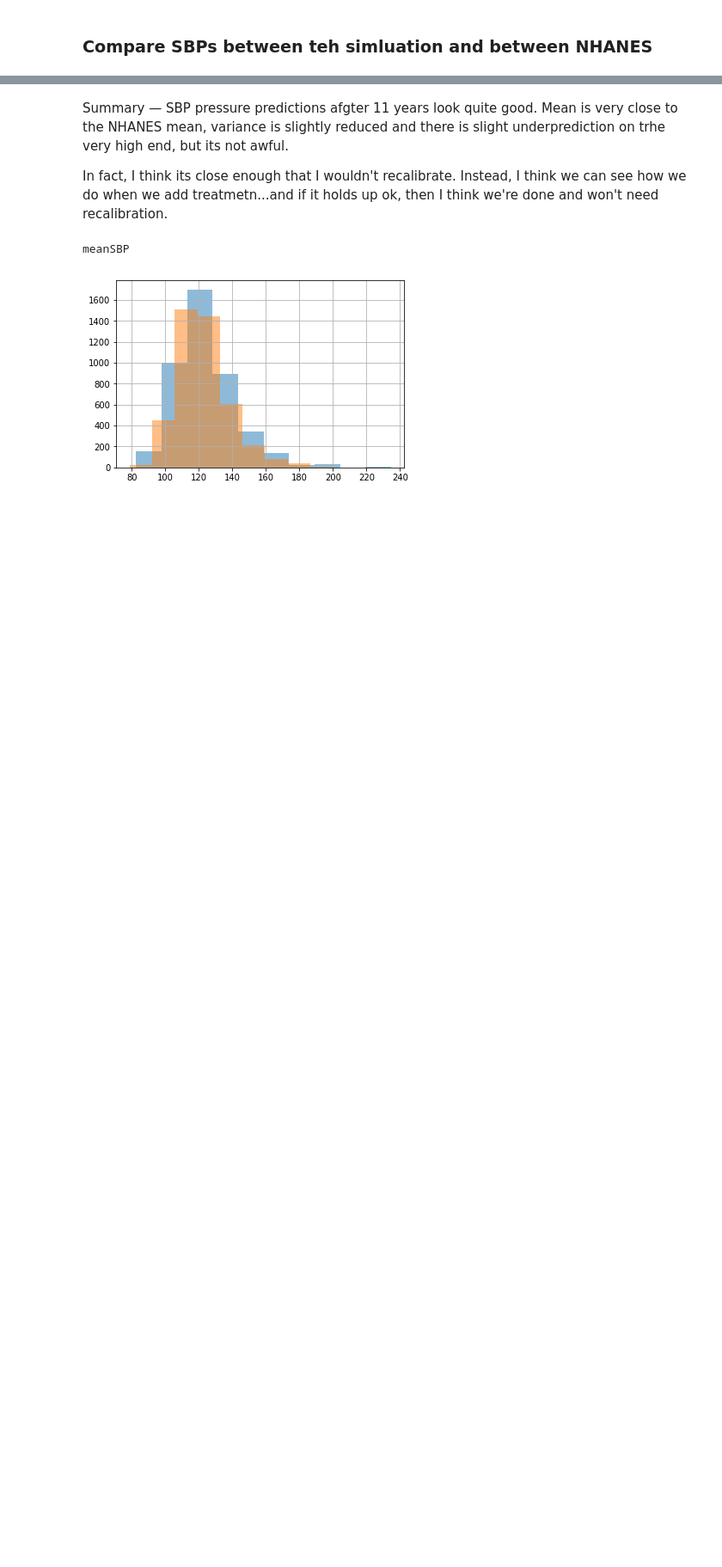
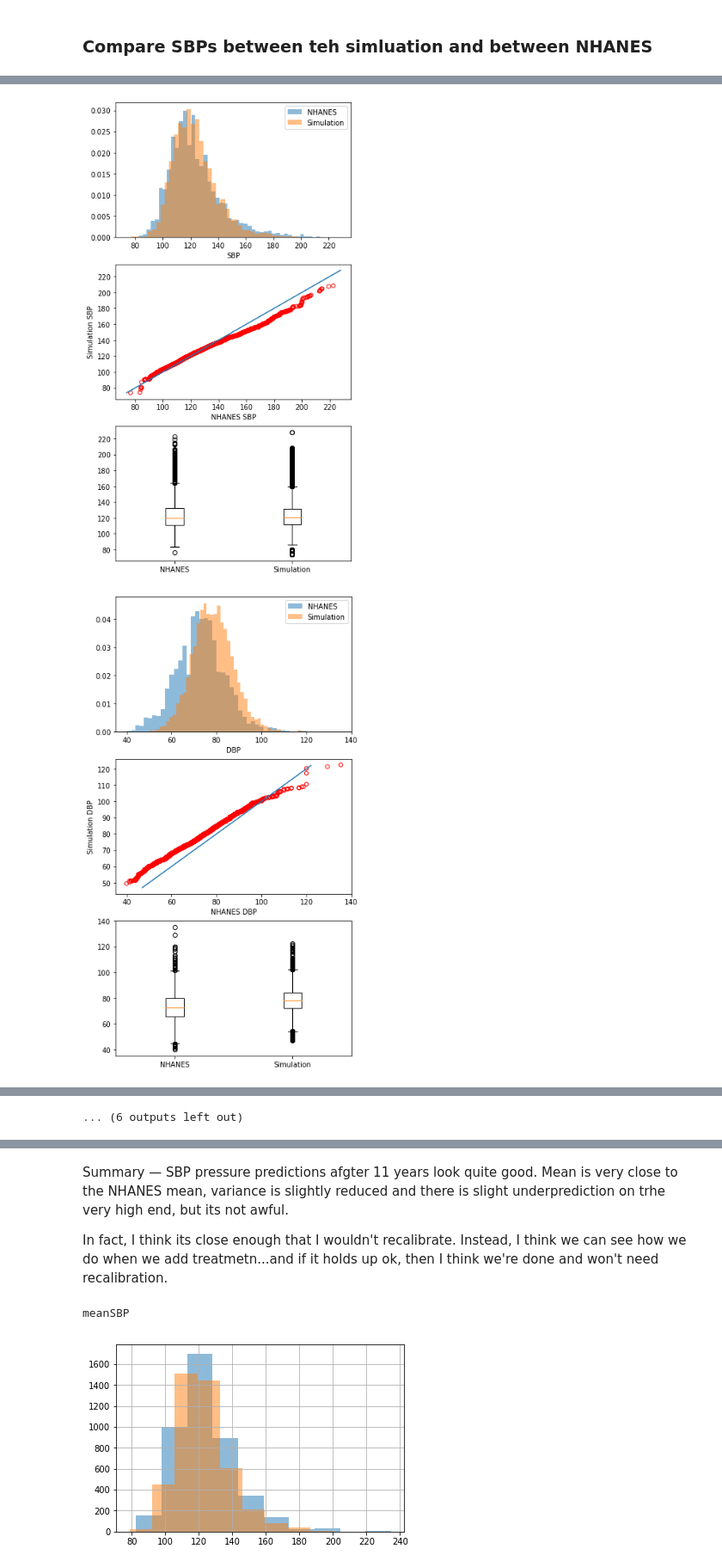
Before and after one commit to jburke5/microsimNHANES, a Jupyter notebook: compareSimulatedRiskFactorsToNHANES.ipynb, the cells around one changed output, grey strips where cells are left out. Shown at 86% size. Drawn from its saved outputs; the diff is of its cells as text; code cells hidden in the pictures; blank space fills up the shorter version.

```diff
--- a/compareSimulatedRiskFactorsToNHANES.ipynb
+++ b/compareSimulatedRiskFactorsToNHANES.ipynb
@@ -60,10 +63,8 @@ Name: meanSBP, dtype: float64
 # Run a simple simulation with the cohort models (default) starting in 1999 as a comparator
 # %%
 import os
-os.chdir("/Users/burke/Documents/research/bpCog/mcm")
-from mcm.population import NHANESDirectSamplePopulation
+os.chdir("/Users/burke/Documents/research/bpCog/microsim")
+from microsim.population import NHANESDirectSamplePopulation
 
-pop = NHANESDirectSamplePopulation(n=5000, year=1999)
-pop.advance(10)
-
-sbps = pd.Series([ person._sbp[-1] for person in pop._people if not person.diedBy2011])
+pop = NHANESDirectSamplePopulation(n=50000, year=1999)
+pop.advance(totalYears)
@@ -106,0 +90,53 @@ plt.plot(np.arange(80,240), np.arange(80, 240))
+# %%
+def plotComparisonFigure(attributeName, dfName, label):
+
+    personAttributes = pd.Series([ getattr(person, attributeName)[-1] for person in pop._people if not person.diedBy2015])
+
+
+    fig, (ax1, ax2, ax3) = plt.subplots(3)
+
+    fig.set_size_inches(6, 12)
+    ax1.set_xlabel(label)
+    ax1.hist(earlyCrossSectionOfNonImmigrants[dfName], alpha=0.5, density=True, bins=50, label="NHANES")
+    ax1.hist(personAttributes, alpha=0.5, density=True, bins=50, label="Simulation")
+    ax1.legend()
+    print ("NHANES SBPS\n" + str(recentCrossSectionOfNonImmigrants[dfName].describe()))
+    print("Simulation SBPs\n: " + str(personAttributes.describe()))
+    ax2.scatter(earlyCrossSectionOfNonImmigrants[dfName].sort_values(),
+         personAttributes.sample(n=len(earlyCrossSectionOfNonImmigrants)).sort_values(), s=30, facecolors='none', edgecolors='r')
+    ax2.set_ylabel(f"Simulation {label}")
+    ax2.set_xlabel(f"NHANES {label}")
+    plotRange = np.arange(personAttributes.min(),personAttributes.max())
+    ax2.plot(plotRange, plotRange)
+
+    ax3.boxplot([earlyCrossSectionOfNonImmigrants[dfName], personAttributes], labels=['NHANES', 'Simulation'])
+    ax3.set_xlabel
+
+    os.chdir("/Users/burke/Documents/research/bpCog/designAndMethodsPaper/figures/")
+    plt.savefig(label + '.png')
+    return fig, ax1, ax2, ax3
+
+figureDescriptions = [('_sbp', 'meanSBP', 'SBP'), ('_dbp', 'meanDBP', 'DBP'),('_a1c', 'a1c', 'A1C'),
+                     ('_bmi', 'bmi', 'BMI'), ('_ldl', 'ldl', 'LDL'), ('_hdl', 'hdl', 'HDL'),
+                     ('_trig', 'trig', 'Trigylcerides'), ('_totChol', 'tot_chol', 'Total Cholesterol'),
+                     ('_waist', 'waist', 'Waist Circumference')]
+
+figs = []
+hists = []
+scatters = []
+boxes = []
+
+def saveFig(ax):
+    fig = plt.save
+
+
+for desc in figureDescriptions:
+    fig, hist, scatter, box = plotComparisonFigure(*desc)
+    figs.append(fig)
+    hists.append(hist)
+    scatters.append(scatter)
+    boxes.append(box)
+    saveFig(hist)
+    saveFig(scatter)
+    saveFig(box)
+# %% [output]
@@ -106,0 +323,2 @@ plt.plot(np.arange(80,240), np.arange(80, 240))
+[figure, added]
+[figure, added]
@@ -106,0 +326 @@ plt.plot(np.arange(80,240), np.arange(80, 240))
+... (6 outputs left out)
```
Also changed, not shown: parts of 11 cells of this notebook, 3 other files.
